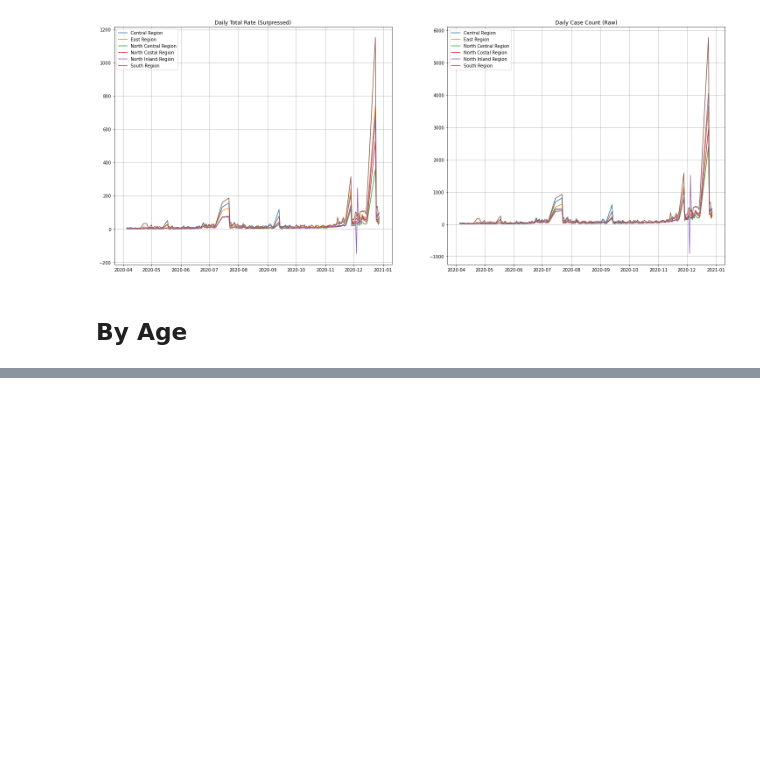
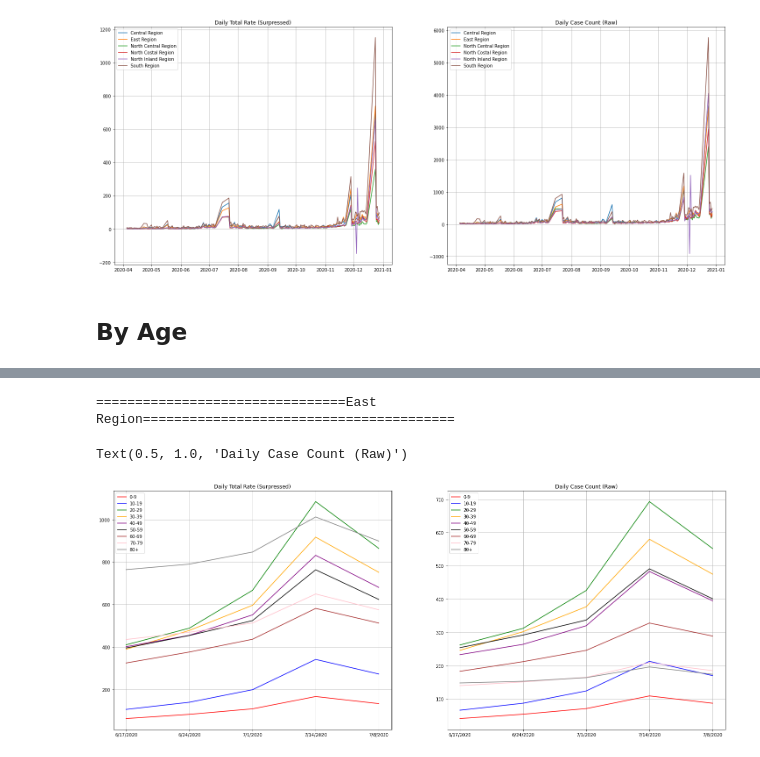
Before and after one commit to kazi0302/COVID-19-Modeling-and-Parameter-Fitting, a Jupyter notebook: Data/Data_Cleaning.ipynb, the cells around one changed output, grey strips where cells are left out. Drawn from its saved outputs; the diff is of its cells as text; code cells hidden in the pictures; blank space fills up the shorter version.

```diff
--- a/Data/Data_Cleaning.ipynb
+++ b/Data/Data_Cleaning.ipynb
@@ -110,0 +273,32 @@ age_80plus = pd.read_csv("/Users/kazi0302/Desktop/SDSU/MSCSDS/COVID-19-Modeling-
+# %%
+print('================================East Region========================================')
+fig, (ax1, ax2) = plt.subplots(1, 2, figsize = (25, 10))
+ax1.plot(east_0_9['Date'], east_0_9['Total Rate (Suppressed)'], label = '0-9', color = 'red')
+ax1.plot(east_10_19['Date'], east_10_19['Total Rate (Suppressed)'], label = '10-19', color = 'blue')
+ax1.plot(east_20_29['Date'], east_20_29['Total Rate (Suppressed)'], label = '20-29', color = 'green')
+ax1.plot(east_30_39['Date'], east_30_39['Total Rate (Suppressed)'], label = '30-39', color = 'orange')
+ax1.plot(east_40_49['Date'], east_40_49['Total Rate (Suppressed)'], label = '40-49', color = 'purple')
+ax1.plot(east_50_59['Date'], east_50_59['Total Rate (Suppressed)'], label = '50-59', color = 'black')
+ax1.plot(east_60_69['Date'], east_60_69['Total Rate (Suppressed)'], label = '60-69', color = 'brown')
+ax1.plot(east_70_79['Date'], east_70_79['Total Rate (Suppressed)'], label = '70-79', color = 'pink')
+ax1.plot(east_80plus['Date'], east_80plus['Total Rate (Suppressed)'], label = '80+', color = 'gray')
+ax1.grid()
+ax1.legend(loc = 'upper left')
+ax1.set_title('Daily Total Rate (Surpressed)')
+
+ax2.plot(east_0_9['Date'], east_0_9['Case Count (Raw)'], label = '0-9', color = 'red')
+ax2.plot(east_10_19['Date'], east_10_19['Case Count (Raw)'], label = '10-19', color = 'blue')
+ax2.plot(east_20_29['Date'], east_20_29['Case Count (Raw)'], label = '20-29', color = 'green')
+ax2.plot(east_30_39['Date'], east_30_39['Case Count (Raw)'], label = '30-39', color = 'orange')
+ax2.plot(east_40_49['Date'], east_40_49['Case Count (Raw)'], label = '40-49', color = 'purple')
+ax2.plot(east_50_59['Date'], east_50_59['Case Count (Raw)'], label = '50-59', color = 'black')
+ax2.plot(east_60_69['Date'], east_60_69['Case Count (Raw)'], label = '60-69', color = 'brown')
+ax2.plot(east_70_79['Date'], east_70_79['Case Count (Raw)'], label = '70-79', color = 'pink')
+ax2.plot(east_80plus['Date'], east_80plus['Case Count (Raw)'], label = '80+', color = 'gray')
+ax2.grid()
+ax2.legend(loc = 'upper left')
+ax2.set_title('Daily Case Count (Raw)')
+# %% [output]
+================================East Region========================================
+Text(0.5, 1.0, 'Daily Case Count (Raw)')
+[figure, added]
```
Also changed, not shown: parts of 11 cells of this notebook, 3 other files.
